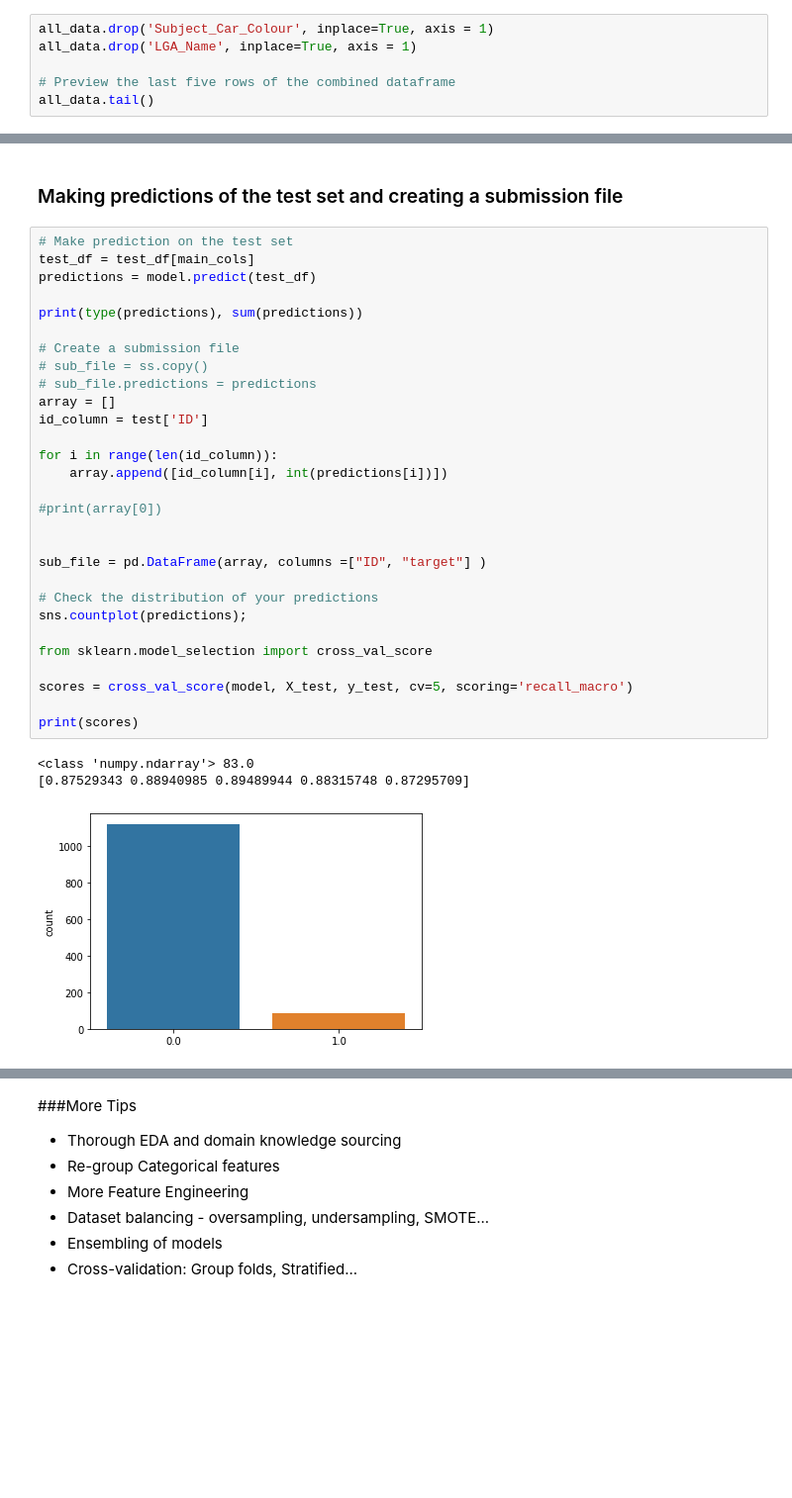
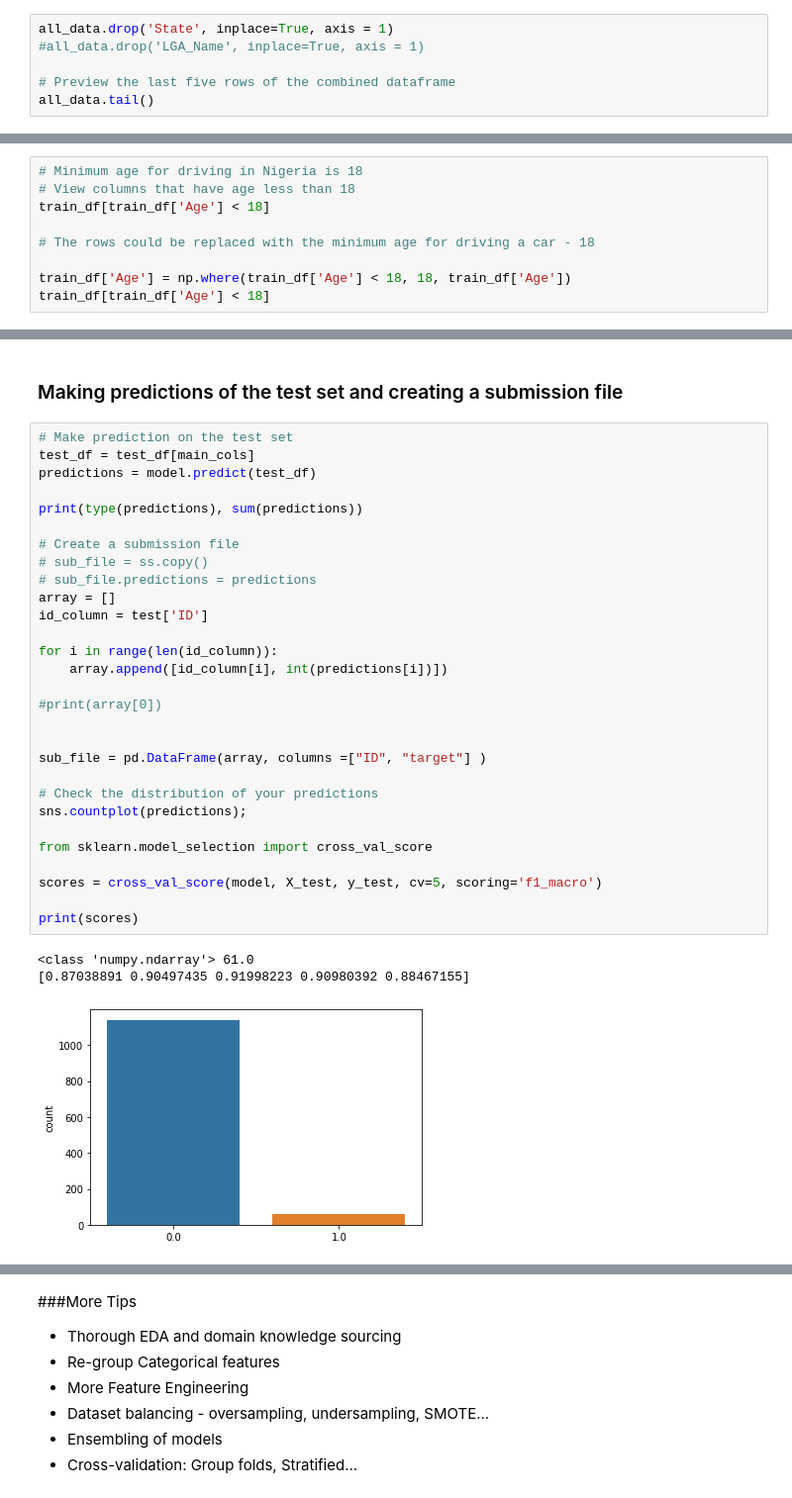
Before and after one commit to CherutoSharleen/Insurance-Claim-Datathon, a Jupyter notebook: Python_StarterNotebook.ipynb, the cells around one changed output, grey strips where cells are left out. Shown: that part at 99% size. Cells and saved outputs as stored; diff of their text form; blank space fills up the shorter version.

```diff
--- a/Python_StarterNotebook.ipynb
+++ b/Python_StarterNotebook.ipynb
@@ -119,8 +119,8 @@ print(f'The shape of the combined dataframe is: {all_data.shape}')
 # %% [output]
 The shape of the combined dataframe is: (13281, 14)
 # %%
-all_data.drop('Subject_Car_Colour', inplace=True, axis = 1)
-all_data.drop('LGA_Name', inplace=True, axis = 1)
+all_data.drop('State', inplace=True, axis = 1)
+#all_data.drop('LGA_Name', inplace=True, axis = 1)
 
 # Preview the last five rows of the combined dataframe
 all_data.tail()
@@ -364,0 +368,9 @@ train_df.shape, test_df.shape
+# %%
+# Minimum age for driving in Nigeria is 18
+# View columns that have age less than 18
+train_df[train_df['Age'] < 18]
+
+# The rows could be replaced with the minimum age for driving a car - 18
+
+train_df['Age'] = np.where(train_df['Age'] < 18, 18, train_df['Age'])
+train_df[train_df['Age'] < 18]
@@ -423,35 +438,35 @@ F1 score on the X_test is: 0.9057846057375765
 # %%
 # Make prediction on the test set
 test_df = test_df[main_cols]
 predictions = model.predict(test_df)
 
 print(type(predictions), sum(predictions))
 
 # Create a submission file
 # sub_file = ss.copy()
 # sub_file.predictions = predictions
 array = []
 id_column = test['ID']
 
 for i in range(len(id_column)):
     array.append([id_column[i], int(predictions[i])])
 
 #print(array[0])
 
 
 sub_file = pd.DataFrame(array, columns =["ID", "target"] )
 
 # Check the distribution of your predictions
 sns.countplot(predictions);
 
 from sklearn.model_selection import cross_val_score
 
-scores = cross_val_score(model, X_test, y_test, cv=5, scoring='recall_macro')
+scores = cross_val_score(model, X_test, y_test, cv=5, scoring='f1_macro')
 
 print(scores)
 # %% [output]
-<class 'numpy.ndarray'> 83.0
-[0.87529343 0.88940985 0.89489944 0.88315748 0.87295709]
+<class 'numpy.ndarray'> 61.0
+[0.87038891 0.90497435 0.91998223 0.90980392 0.88467155]
-[figure, old version]
+[figure, new version]
 # %%
 # Create a csv file and upload to zindi
```
Also changed, not shown: parts of 10 cells of this notebook, 1 other file.
